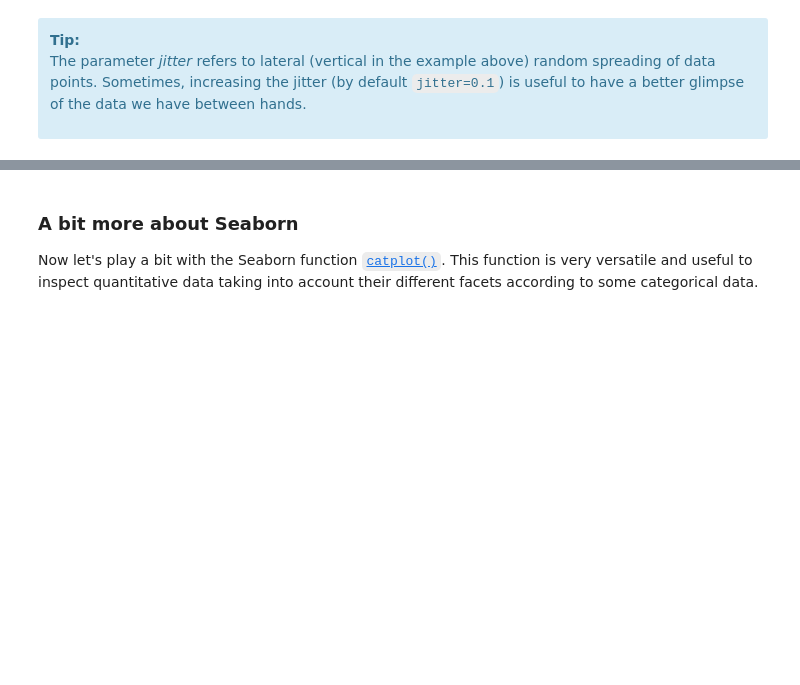
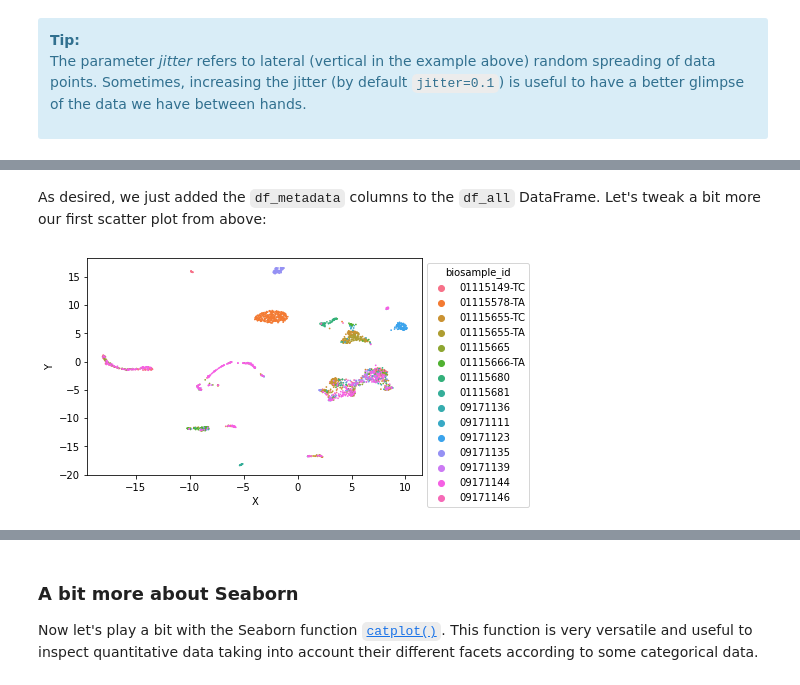
Before and after one commit to sarahroyle/MMRES-python-bootcamp2022, a Jupyter notebook: 06_Plotting.ipynb, the cells around one changed output, grey strips where cells are left out. Cells and saved outputs as stored; diff of their text form; code cells hidden in the pictures; blank space fills up the shorter version.

```diff
--- a/06_Plotting.ipynb
+++ b/06_Plotting.ipynb
@@ -286,0 +476,10 @@ The parameter *jitter* refers to lateral (vertical in the example above) random
+# %% [markdown]
+As desired, we just added the `df_metadata` columns to the `df_all` DataFrame. Let's tweak a bit more our first scatter plot from above:
+# %%
+# Get scatterplot
+ax = sns.scatterplot(data=df_all_metadata, x='X', y='Y', hue='biosample_id', linewidth=0, s=3)
+
+# Move the legend using a Seaborn function
+sns.move_legend(ax, "upper left", bbox_to_anchor=(1, 1))
+# %% [output]
+[figure, added]
```
Also changed, not shown: parts of 77 cells of this notebook.
